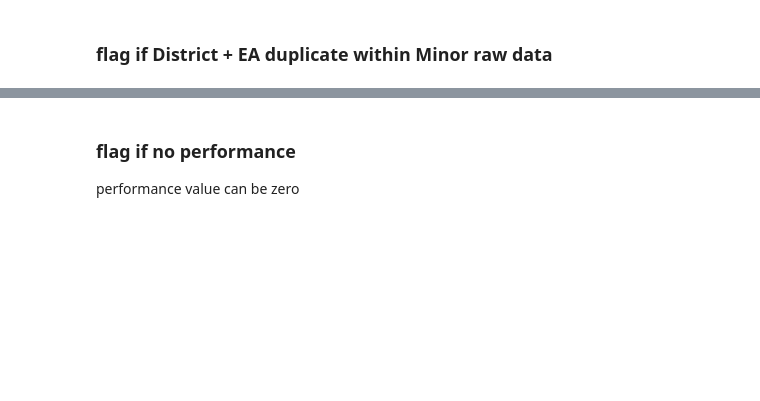
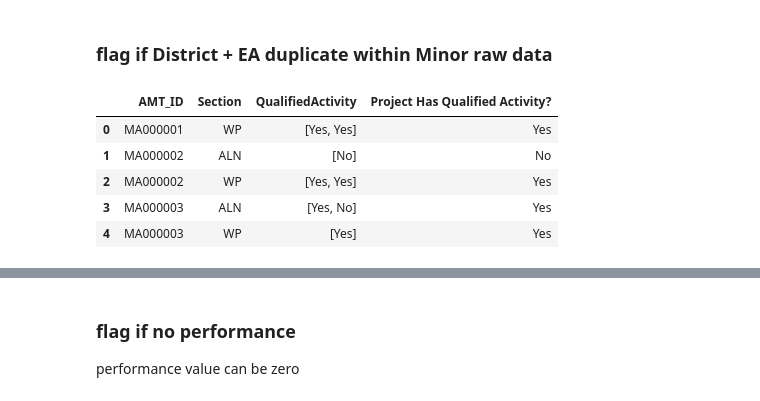
Before and after one commit to zhuzhy1214/amtool_etl, a Jupyter notebook: Minor_DataCheck.ipynb, the cells around one changed output, grey strips where cells are left out. Saved outputs shown, nothing was run; the diff lists cells and outputs as text; code cells hidden in the pictures; blank space fills up the shorter version.

```diff
--- a/Minor_DataCheck.ipynb
+++ b/Minor_DataCheck.ipynb
@@ -628,0 +618,9 @@ df_Minor_raw_data[ck_col] = df_Minor_raw_data.apply(ck_program_code_update, axis
+# %%
+temp.head()
+# %% [output]
+|  | AMT_ID | Section | QualifiedActivity | Project Has Qualified Activity? |
+| 0 | MA000001 | WP | [Yes, Yes] | Yes |
+| 1 | MA000002 | ALN | [No] | No |
+| 2 | MA000002 | WP | [Yes, Yes] | Yes |
+| 3 | MA000003 | ALN | [Yes, No] | Yes |
+| 4 | MA000003 | WP | [Yes] | Yes |
```
Also changed, not shown: parts of 46 cells of this notebook, 5 other files.
